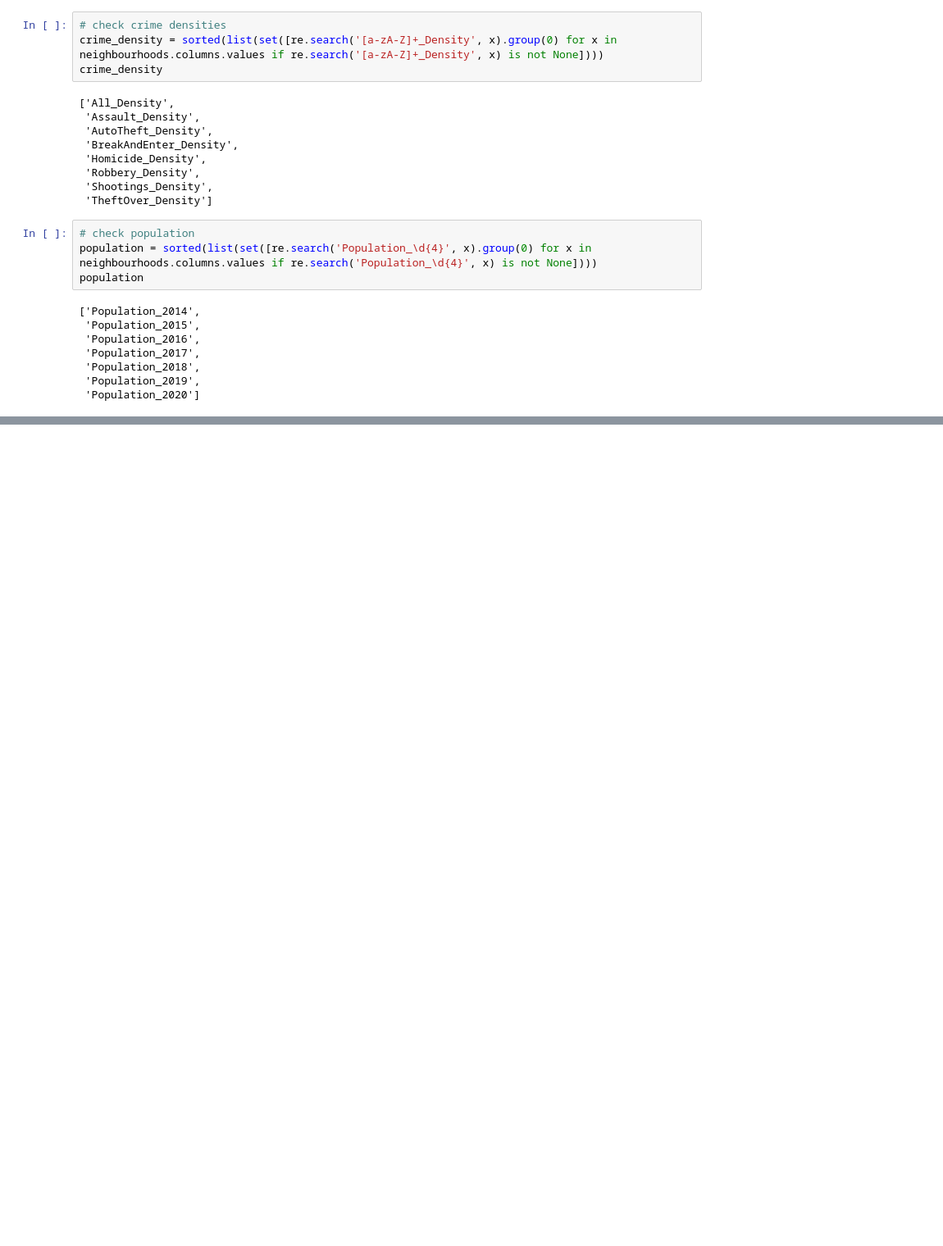
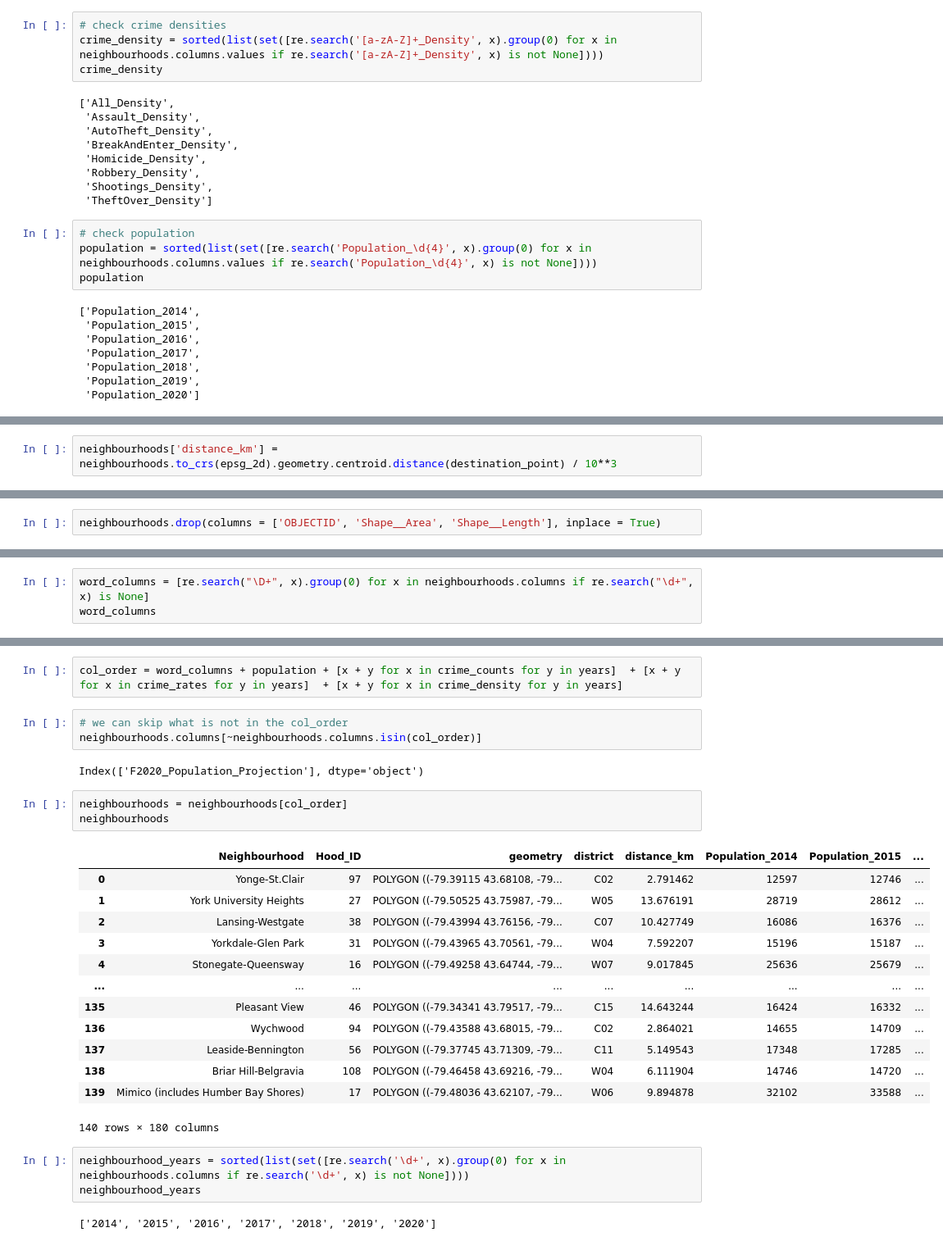
Before and after one commit to WillKWL/Project-TorontoApartment, a Jupyter notebook: 1b- load neighbourhood boundaries.ipynb, the cells around one changed output, grey strips where cells are left out. Shown at 82% size. Saved outputs shown, nothing was run; the diff lists cells and outputs as text; blank space fills up the shorter version.

```diff
--- a/1b- load neighbourhood boundaries.ipynb
+++ b/1b- load neighbourhood boundaries.ipynb
@@ -398,3 +414,5 @@ population
+# %%
+neighbourhoods['distance_km'] = neighbourhoods.to_crs(epsg_2d).geometry.centroid.distance(destination_point) / 10**3
 # %%
 neighbourhoods
 # %% [output]
@@ -415,0 +432,2 @@ neighbourhoods.to_file('./clean_data/neighbourhoods.geojson', driver='GeoJSON')
+# %%
+neighbourhoods.drop(columns = ['OBJECTID', 'Shape__Area', 'Shape__Length'], inplace = True)
@@ -415,0 +454,3 @@ neighbourhoods.to_file('./clean_data/neighbourhoods.geojson', driver='GeoJSON')
+# %%
+word_columns = [re.search("\D+", x).group(0) for x in neighbourhoods.columns if re.search("\d+", x) is None]
+word_columns
@@ -415,0 +506,29 @@ neighbourhoods.to_file('./clean_data/neighbourhoods.geojson', driver='GeoJSON')
+# %%
+col_order = word_columns + population + [x + y for x in crime_counts for y in years]  + [x + y for x in crime_rates for y in years]  + [x + y for x in crime_density for y in years]
+# %%
+# we can skip what is not in the col_order
+neighbourhoods.columns[~neighbourhoods.columns.isin(col_order)]
+# %% [output]
+Index(['F2020_Population_Projection'], dtype='object')
+# %%
+neighbourhoods = neighbourhoods[col_order]
+neighbourhoods
+# %% [output]
+|  | Neighbourhood | Hood_ID | geometry | district | distance_km | Population_2014 | Population_2015 | ... |
+| 0 | Yonge-St.Clair | 97 | POLYGON ((-79.39115 43.68108, -79... | C02 | 2.791462 | 12597 | 12746 | ... |
+| 1 | York University Heights | 27 | POLYGON ((-79.50525 43.75987, -79... | W05 | 13.676191 | 28719 | 28612 | ... |
+| 2 | Lansing-Westgate | 38 | POLYGON ((-79.43994 43.76156, -79... | C07 | 10.427749 | 16086 | 16376 | ... |
+| 3 | Yorkdale-Glen Park | 31 | POLYGON ((-79.43965 43.70561, -79... | W04 | 7.592207 | 15196 | 15187 | ... |
+| 4 | Stonegate-Queensway | 16 | POLYGON ((-79.49258 43.64744, -79... | W07 | 9.017845 | 25636 | 25679 | ... |
+| ... | ... | ... | ... | ... | ... | ... | ... | ... |
+| 135 | Pleasant View | 46 | POLYGON ((-79.34341 43.79517, -79... | C15 | 14.643244 | 16424 | 16332 | ... |
+| 136 | Wychwood | 94 | POLYGON ((-79.43588 43.68015, -79... | C02 | 2.864021 | 14655 | 14709 | ... |
+| 137 | Leaside-Bennington | 56 | POLYGON ((-79.37745 43.71309, -79... | C11 | 5.149543 | 17348 | 17285 | ... |
+| 138 | Briar Hill-Belgravia | 108 | POLYGON ((-79.46458 43.69216, -79... | W04 | 6.111904 | 14746 | 14720 | ... |
+| 139 | Mimico (includes Humber Bay Shores) | 17 | POLYGON ((-79.48036 43.62107, -79... | W06 | 9.894878 | 32102 | 33588 | ... |
+140 rows × 180 columns
+# %%
+neighbourhood_years = sorted(list(set([re.search('\d+', x).group(0) for x in neighbourhoods.columns if re.search('\d+', x) is not None])))
+neighbourhood_years
+# %% [output]
+['2014', '2015', '2016', '2017', '2018', '2019', '2020']
```
Also changed, not shown: parts of 55 cells of this notebook, 13 other files.
